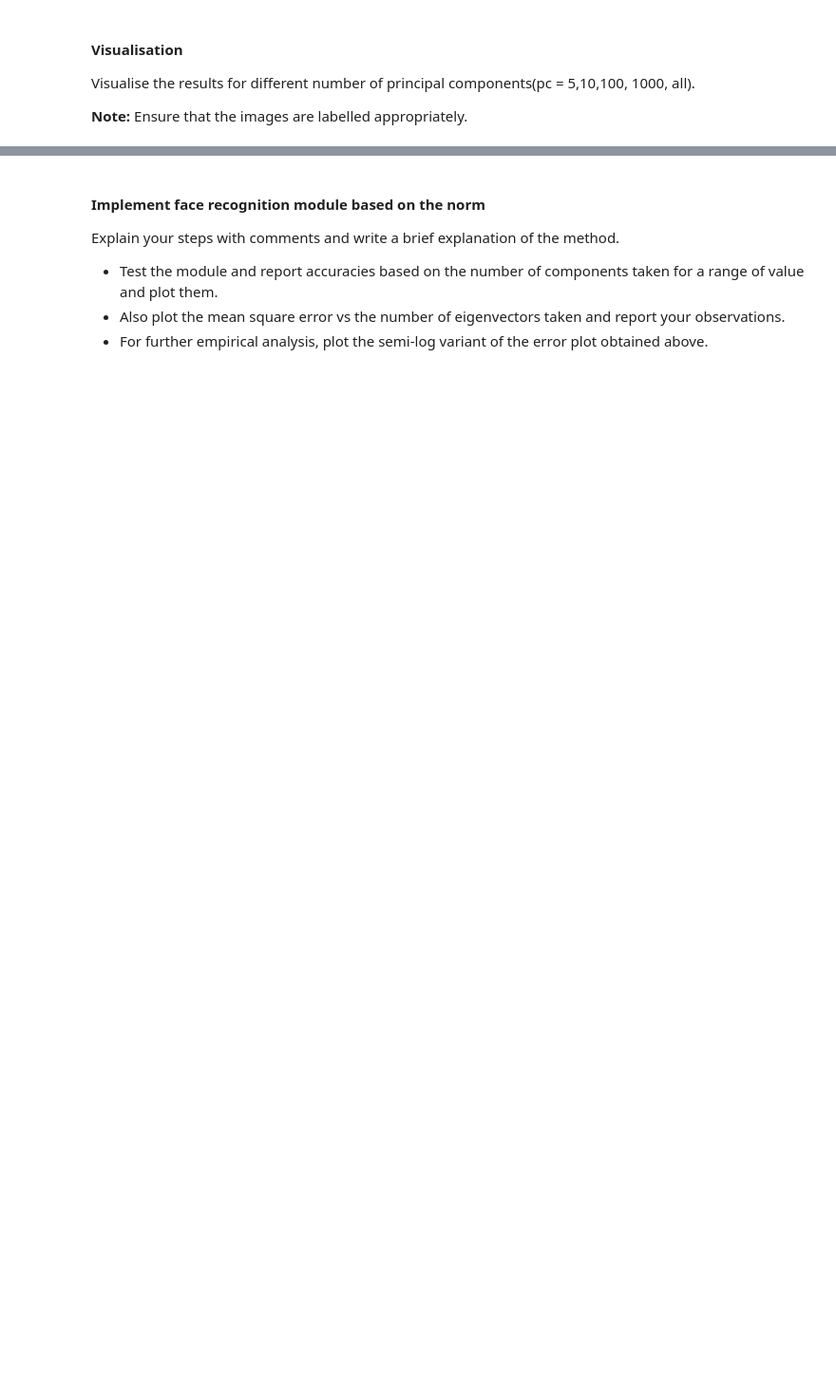
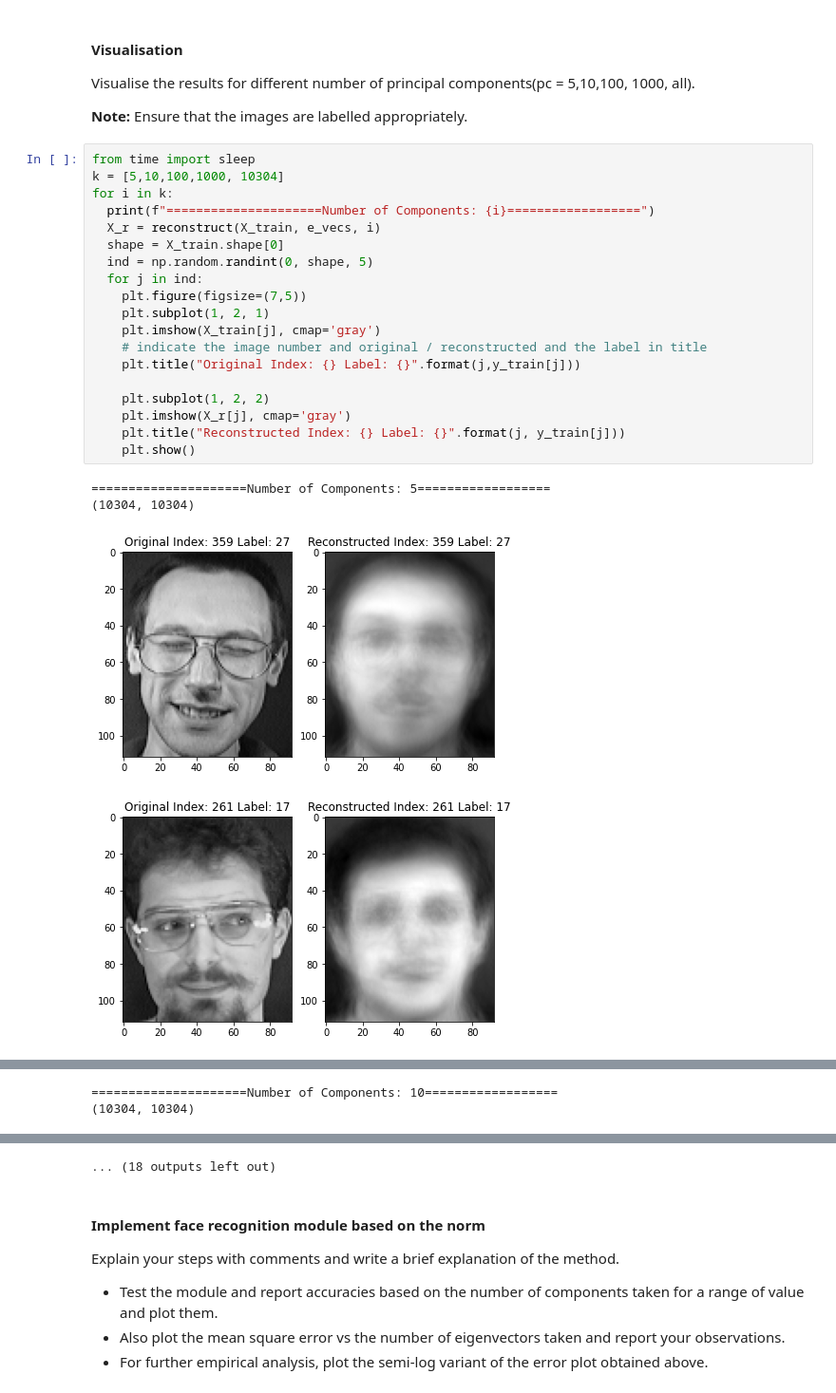
Before and after one commit to hitesh05/Statistical-Methods-in-AI, a Jupyter notebook: A2/Q2/Q2.ipynb, the cells around one changed output, grey strips where cells are left out. Shown at 95% size. Drawn from its saved outputs; the diff is of its cells as text; blank space fills up the shorter version.

```diff
--- a/A2/Q2/Q2.ipynb
+++ b/A2/Q2/Q2.ipynb
@@ -204,3 +298,27 @@ def imageReconstruction():
 Visualise the results for different number of principal components(pc = 5,10,100, 1000, all).
 
 **Note:** Ensure that the images are labelled appropriately.
+# %%
+from time import sleep
+k = [5,10,100,1000, 10304]
+for i in k:
+  print(f"=====================Number of Components: {i}==================")
+  X_r = reconstruct(X_train, e_vecs, i)
+  shape = X_train.shape[0]
+  ind = np.random.randint(0, shape, 5)
+  for j in ind:
+    plt.figure(figsize=(7,5))
+    plt.subplot(1, 2, 1)
+    plt.imshow(X_train[j], cmap='gray')
+    # indicate the image number and original / reconstructed and the label in title
+    plt.title("Original Index: {} Label: {}".format(j,y_train[j]))
+
+    plt.subplot(1, 2, 2)
+    plt.imshow(X_r[j], cmap='gray')
+    plt.title("Reconstructed Index: {} Label: {}".format(j, y_train[j]))
+    plt.show()
+# %% [output]
+=====================Number of Components: 5==================
+(10304, 10304)
+[figure, added]
+[figure, added]
@@ -206,0 +328,2 @@ Visualise the results for different number of principal components(pc = 5,10,100
+=====================Number of Components: 10==================
+(10304, 10304)
@@ -207,3 +335,4 @@ Visualise the results for different number of principal components(pc = 5,10,100
+... (18 outputs left out)
 # %% [markdown]
 #### Implement face recognition module based on the norm
 Explain your steps with comments and write a brief explanation of the method.
```
Also changed, not shown: parts of 24 cells of this notebook.
